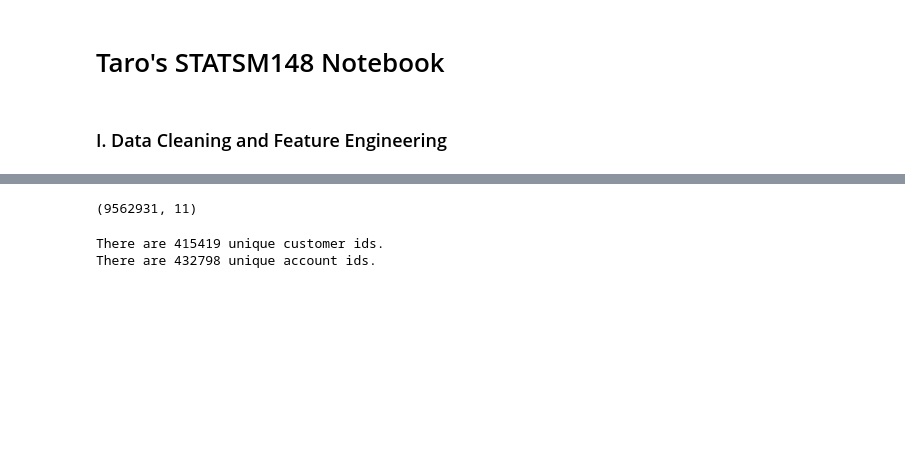
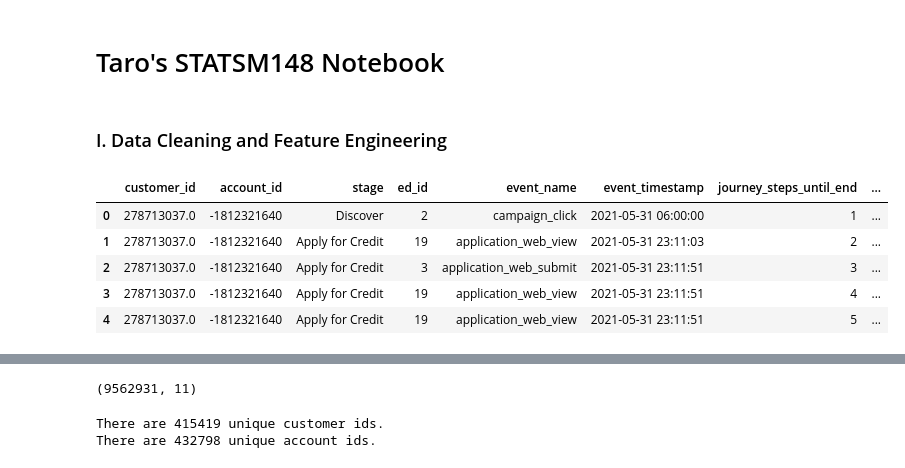
Before and after one commit to taroii/STATSM148, a Jupyter notebook: Python-Files/taro.ipynb, the cells around one changed output, grey strips where cells are left out. Cells and saved outputs as stored; diff of their text form; code cells hidden in the pictures; blank space fills up the shorter version.

```diff
--- a/Python-Files/taro.ipynb
+++ b/Python-Files/taro.ipynb
@@ -19,3 +19,12 @@ sample_size = int(len(unique_customers) * SUBSET_PERCENT)
 customer_sample = sample(unique_customers, sample_size)
 
 data = data[data['customer_id'].isin(customer_sample)]
+# %%
+data.head()
+# %% [output]
+|  | customer_id | account_id | stage | ed_id | event_name | event_timestamp | journey_steps_until_end | ... |
+| 0 | 278713037.0 | -1812321640 | Discover | 2 | campaign_click | 2021-05-31 06:00:00 | 1 | ... |
+| 1 | 278713037.0 | -1812321640 | Apply for Credit | 19 | application_web_view | 2021-05-31 23:11:03 | 2 | ... |
+| 2 | 278713037.0 | -1812321640 | Apply for Credit | 3 | application_web_submit | 2021-05-31 23:11:51 | 3 | ... |
+| 3 | 278713037.0 | -1812321640 | Apply for Credit | 19 | application_web_view | 2021-05-31 23:11:51 | 4 | ... |
+| 4 | 278713037.0 | -1812321640 | Apply for Credit | 19 | application_web_view | 2021-05-31 23:11:51 | 5 | ... |
```
Also changed, not shown: parts of 7 cells of this notebook, 2 other files.
